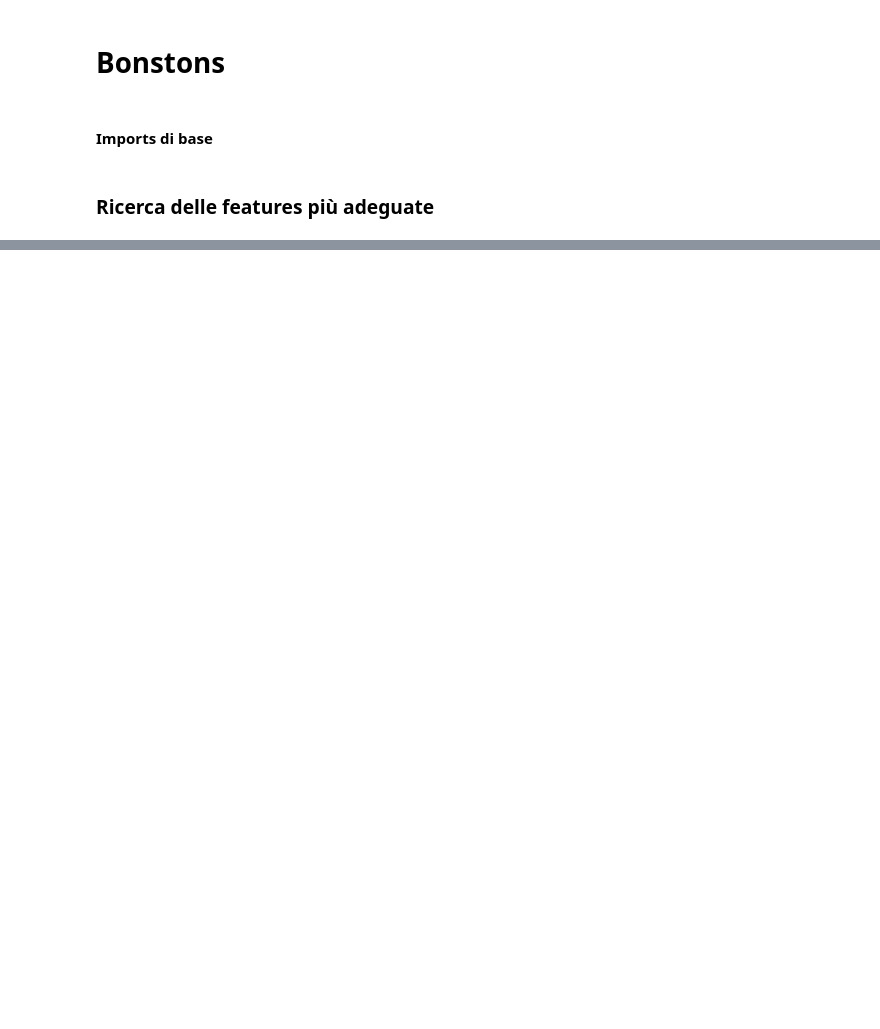
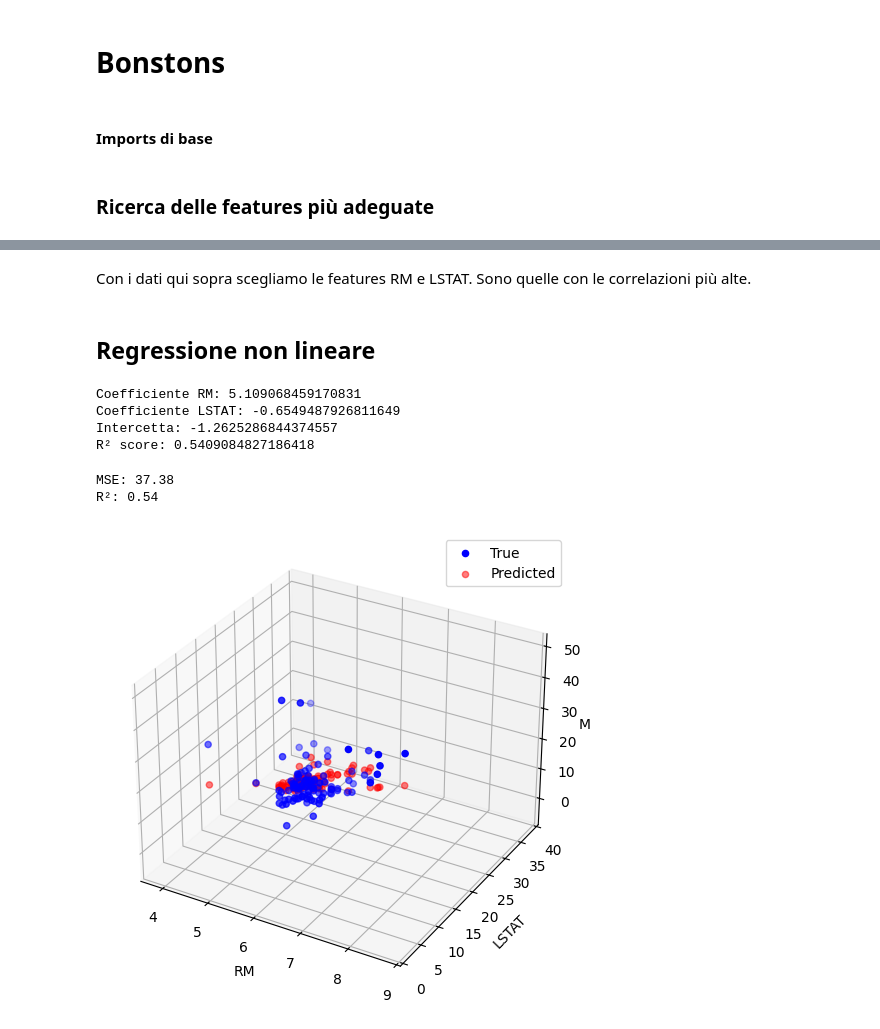
Before and after one commit to gianni20/Bostonshouse, a Jupyter notebook: Base.ipynb, the cells around one changed output, grey strips where cells are left out. Cells and saved outputs as stored; diff of their text form; code cells hidden in the pictures; blank space fills up the shorter version.

```diff
--- a/Base.ipynb
+++ b/Base.ipynb
@@ -50,3 +52,54 @@ RM    0.69536
 Name: MEDV, dtype: float64
 ----------------------------------------
 [figure]
+# %% [markdown]
+Con i dati qui sopra scegliamo le features RM e LSTAT. Sono quelle con le correlazioni più alte.
+# %% [markdown]
+## Regressione non lineare
+# %%
+X = df[['RM', 'LSTAT']]
+y = df['MEDV']
+
+# Split
+X_train, X_test, y_train, y_test = train_test_split(X, y, test_size=0.2, random_state=0)
+
+# Modello
+model = LinearRegression()
+model.fit(X_train, y_train)
+
+# Coefficienti
+print("Coefficiente RM:", model.coef_[0])
+print("Coefficiente LSTAT:", model.coef_[1])
+print("Intercetta:", model.intercept_)
+
+# Predizione e R2
+y_pred = model.predict(X_test)
+print("R² score:", r2_score(y_test, y_pred))
+# %% [output]
+Coefficiente RM: 5.109068459170831
+Coefficiente LSTAT: -0.6549487926811649
+Intercetta: -1.2625286844374557
+R² score: 0.5409084827186418
+# %%
+mse = mean_squared_error(y_test, y_pred)
+r2 = r2_score(y_test, y_pred)
+
+print(f'MSE: {mse:.2f}')
+print(f'R²: {r2:.2f}')
+# %% [output]
+MSE: 37.38
+R²: 0.54
+# %%
+fig = plt.figure(figsize=(10,6))
+ax = fig.add_subplot(111, projection='3d')
+
+ax.scatter(X_test['RM'], X_test['LSTAT'], y_test, color='blue', label='True')
+ax.scatter(X_test['RM'], X_test['LSTAT'], y_pred, color='red', label='Predicted', alpha=0.5)
+
+ax.set_xlabel('RM')
+ax.set_ylabel('LSTAT')
+ax.set_zlabel('MEDV')
+ax.legend()
+plt.show()
+# %% [output]
+[figure, added]
```
Also changed, not shown: parts of 4 cells of this notebook.
